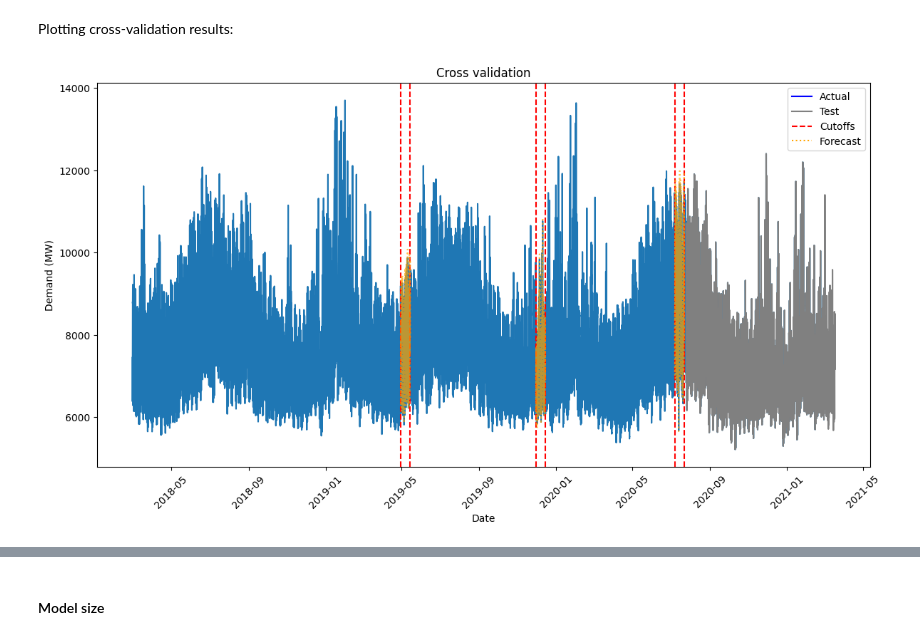
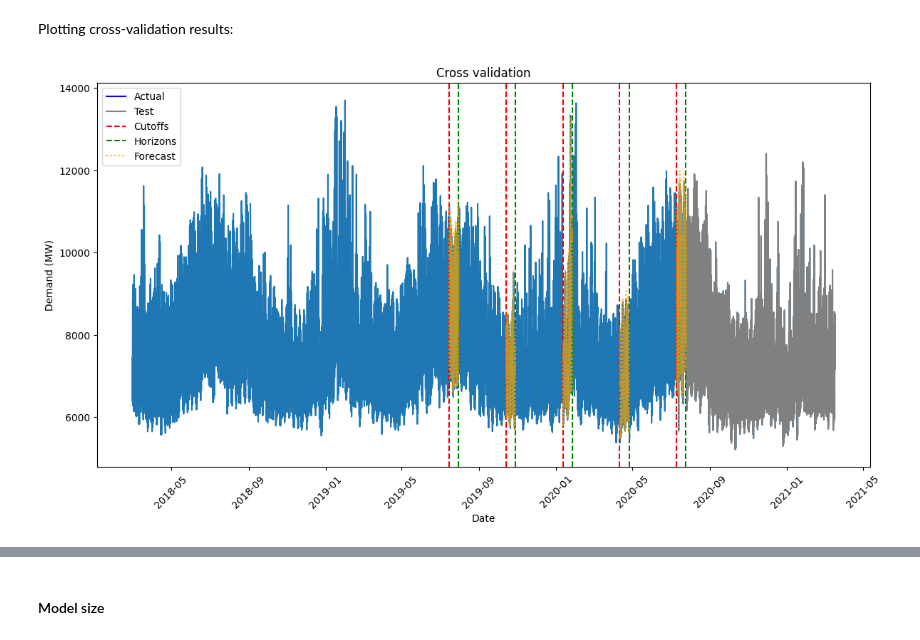
Before and after one commit to rushmila/Group3_ZZSC9020_electricity_demand_forecasting, a Jupyter notebook: src/4_Model_Prophet.ipynb, the cells around one changed output, grey strips where cells are left out. Saved outputs shown, nothing was run; the diff lists cells and outputs as text; code cells hidden in the pictures.

Commit message:
cross-validation updated

```diff
--- a/src/4_Model_Prophet.ipynb
+++ b/src/4_Model_Prophet.ipynb
@@ -613,6 +613,5 @@ We are performing forward-chaining cross-validation, also known as rolling-origi
 # %%
 # setting custom cutoffs for cross validation
-cutoffs = pd.to_datetime(['2019-04-30 00:00:00', '2019-11-30 00:00:00', '2020-07-07 00:00:00'])
-df_cv = cross_validation(model4, cutoffs=cutoffs, horizon='15 days')
+df_cv = cross_validation(model4, initial='420 days', period='90 days', horizon='15 days')
 df_cv.head()
 # %% [output]
@@ -641,0 +647,4 @@ fig = plot_cross_validation_metric(df_cv, metric='mape')
+# %%
+#get the unique values of cutoff column and create a dataframe
+cutoffs = df_cv['cutoff'].unique()
+cutoffs
@@ -644,32 +658,36 @@ Plotting cross-validation results:
 # %%
 #plot the crossvalidation results
 plt.figure(figsize=(14, 7))
 plt.plot(df_model['ds'], df_model['y'])
 plt.plot(test['ds'], test['y'], color='grey')
 plt.xlabel('Date')
 plt.xticks(rotation=45)
 plt.ylabel('Demand (MW)')
 #draw vertical lines for the cutoffs
 for cutoff in cutoffs:
     plt.axvline(x=cutoff, color='red', linestyle='--')
 #draw vertical lines for the horizon
-plt.axvline(x=cutoffs[0] + pd.Timedelta('15 days'), color='red', linestyle='--')
-plt.axvline(x=cutoffs[1] + pd.Timedelta('15 days'), color='red', linestyle='--')
-plt.axvline(x=cutoffs[2] + pd.Timedelta('15 days'), color='red', linestyle='--')
+plt.axvline(x=cutoffs[0] + pd.Timedelta('15 days'), color='green', linestyle='--')
+plt.axvline(x=cutoffs[1] + pd.Timedelta('15 days'), color='green', linestyle='--')
+plt.axvline(x=cutoffs[2] + pd.Timedelta('15 days'), color='green', linestyle='--')
+plt.axvline(x=cutoffs[3] + pd.Timedelta('15 days'), color='green', linestyle='--')
+plt.axvline(x=cutoffs[4] + pd.Timedelta('15 days'), color='green', linestyle='--')
 
 
 #plot forecast for the horizon for each cutoff
 for cutoff in cutoffs:
     plt.plot(df_cv[df_cv['cutoff'] == cutoff]['ds'], df_cv[df_cv['cutoff'] == cutoff]['yhat'], color='orange', linestyle=':', alpha=0.7)
 plt.title('Cross validation')
-# plt.legend(['Actual', 'Test', 'Cutoffs', 'Forecast'])
 # Create legend handles and labels
-handles = [plt.Line2D([0], [0], color='blue', label='Actual'), plt.Line2D([0], [0], color='grey', label='Test'), plt.Line2D([0], [0], color='red', linestyle='--', label='Cutoffs'), plt.Line2D([0], [0], color='orange', linestyle=':', label='Forecast')]
+handles = [plt.Line2D([0], [0], color='blue', label='Actual'),
+           plt.Line2D([0], [0], color='grey', label='Test'),
+           plt.Line2D([0], [0], color='red', linestyle='--', label='Cutoffs'),
+           plt.Line2D([0], [0], color='green', linestyle='--', label='Horizons'),
+           plt.Line2D([0], [0], color='orange', linestyle=':', label='Forecast')]
 # handles = [Actual, Cutoffs]
-labels = ['Actual', 'Test', 'Cutoffs', 'Forecast']
-
+labels = ['Actual', 'Test', 'Cutoffs', 'Horizons','Forecast']
 # Add legend
 plt.legend(handles=handles, labels=labels)
 plt.show()
 # %% [output]
-[figure, old version]
+[figure, new version]
```
Also changed, not shown: parts of 14 cells of this notebook, 1 other file.
